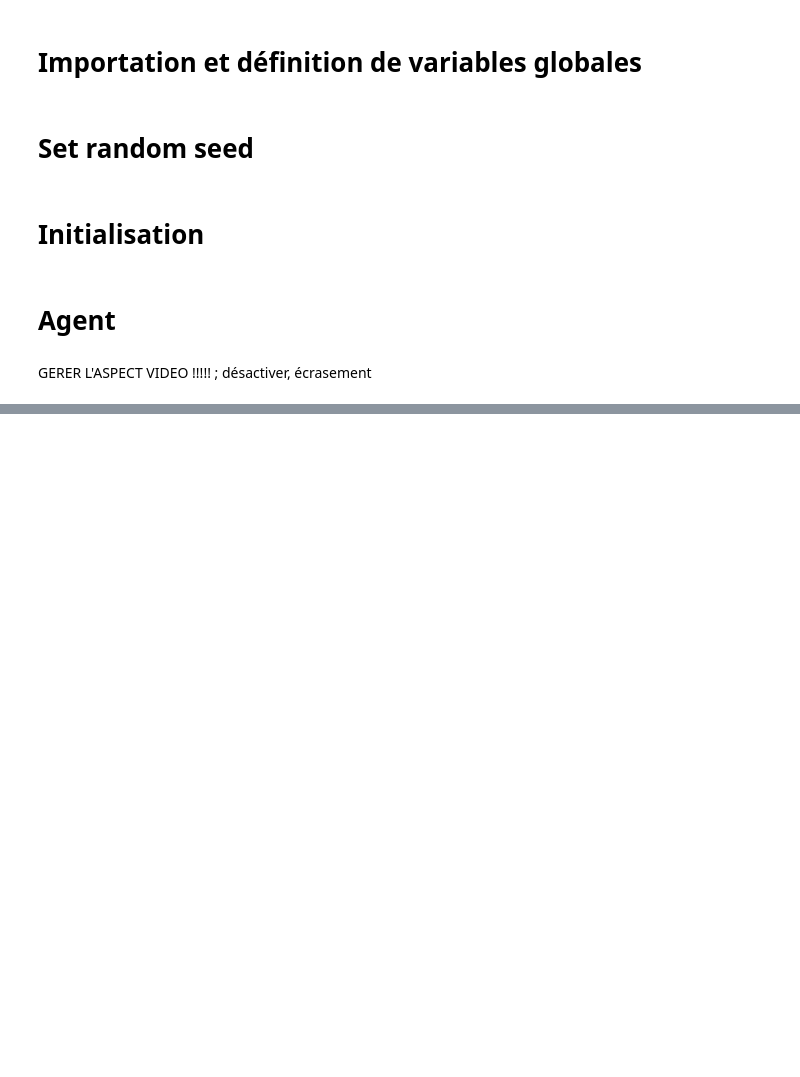
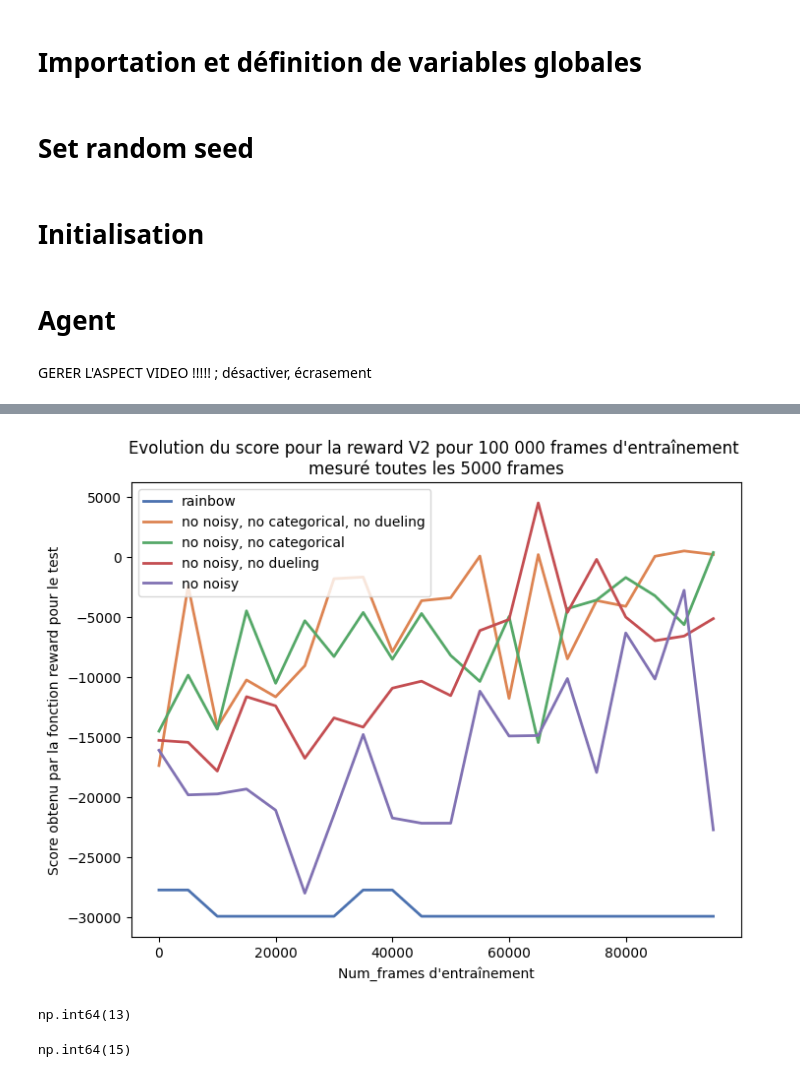
Before and after one commit to Mont-Lo/Planif_en_IA, a Jupyter notebook: graph_rainbows.ipynb, the cells around one changed output, grey strips where cells are left out. Cells and saved outputs as stored; diff of their text form; code cells hidden in the pictures; blank space fills up the shorter version.

```diff
--- a/graph_rainbows.ipynb
+++ b/graph_rainbows.ipynb
@@ -95,3 +141,25 @@ del agent_no_three
 del agent_no_noisy_no_categ
 # del agent_no_noisy_no_duel
 # del agent_no_noisy
+# %%
+# Charger le fichier localement
+with open("./resultat/score_agents_rainbow_100000.pkl", "rb") as f:
+    score_rainbow = pickle.load(f)
+
+# Charger le fichier localement
+with open("./resultat/score_agents_no_three_100000.pkl", "rb") as f:
+    score_no_three = pickle.load(f)
+
+# Charger le fichier localement
+with open("./resultat/score_agents_no_noisy_no_categ_100000.pkl", "rb") as f:
+    score_no_noisy_no_categ = pickle.load(f)
+
+# Charger le fichier localement
+with open("./resultat/score_agents_no_noisy_no_duel_100000.pkl", "rb") as f:
+    score_no_noisy_no_duel = pickle.load(f)
+
+# Charger le fichier localement
+with open("./resultat/score_agents_no_noisy_100000.pkl", "rb") as f:
+    score_no_noisy = pickle.load(f)
+# %%
+score_agents = [score_rainbow[0], score_no_three[0], score_no_noisy_no_categ[0], score_no_noisy_no_duel[0], score_no_noisy[0]]
@@ -98,2 +200,30 @@ del agent_no_noisy_no_categ
+# %%
+liste_frames = np.arange(0, 100000, 5000)
+liste_label = ["rainbow", "no noisy, no categorical, no dueling", "no noisy, no categorical", "no noisy, no dueling", "no noisy"]
+# Générer une palette de 5 couleurs harmonieuses
+colors = sns.color_palette("deep", n_colors=len(liste_label))
+
+
+# Création de la figure et du graphe
+plt.figure(figsize=(8, 6))
+plt.title("Evolution du score pour la reward V2 pour 100 000 frames d'entraînement \nmesuré toutes les 5000 frames")
+
+# Tracer les courbes
+for i in range(len(liste_label)):
+    plt.plot(liste_frames, score_agents[i], label=liste_label[i], color=colors[i], linewidth=2)
+
+# Ajout de la légende et des labels
+plt.xlabel("Num_frames d'entraînement") # QU EST CE QUE NUM FRAMES DANS TRAI?
+plt.ylabel("Score obtenu par la fonction reward pour le test")
+plt.legend()
+
+# Affichage du graphe
+plt.show()
+# %% [output]
+[figure, added]
+# %%
+np.argmax(score_no_noisy_no_duel[0])
+# %% [output]
+np.int64(13)
 # %%
 # Charger le fichier localement
@@ -126,0 +232,4 @@ plt.show()
+# %%
+crash_no_duel[0][13]
+# %% [output]
+np.int64(15)
```
Also changed, not shown: parts of 11 cells of this notebook, 17 other files.
